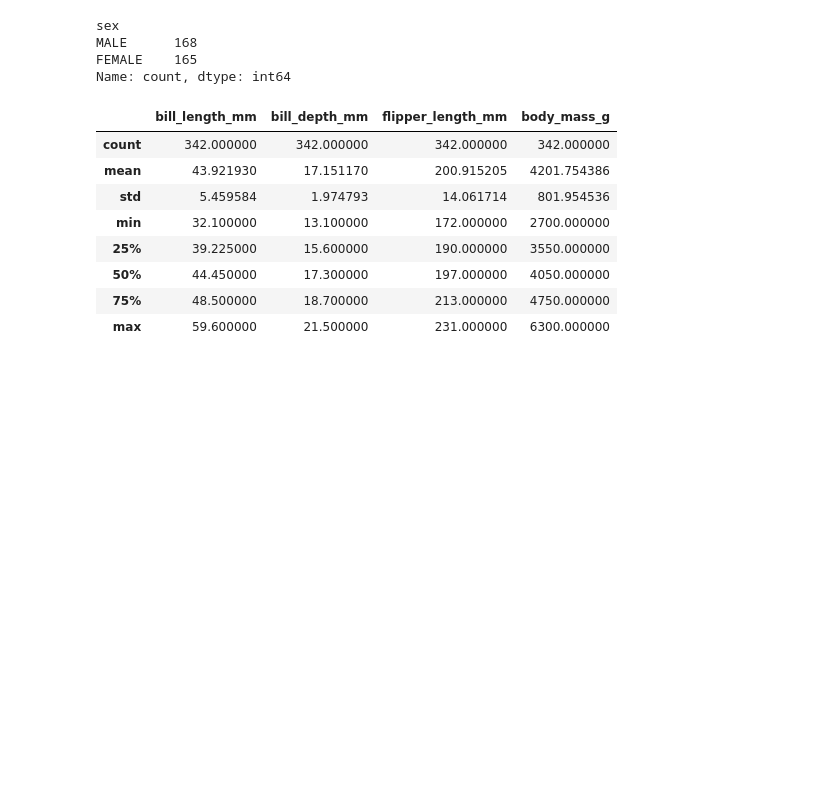
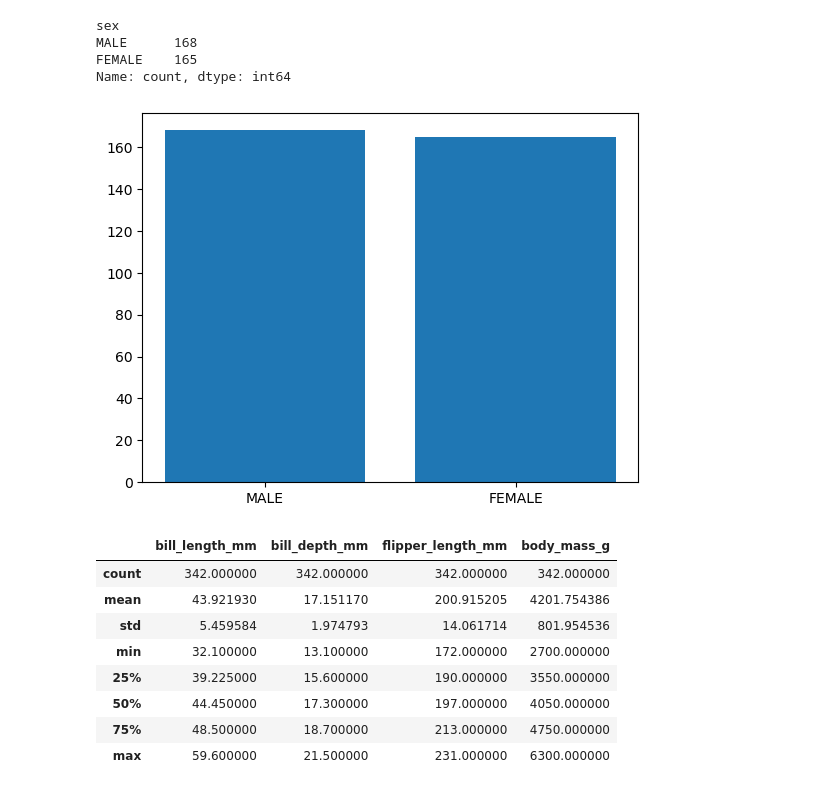
Before and after one commit to eoghanpw/pofda-mywork, a Jupyter notebook: penguins.ipynb, the cells around one changed output. Saved outputs shown, nothing was run; the diff lists cells and outputs as text; code cells hidden in the pictures; blank space fills up the shorter version.

```diff
--- a/penguins.ipynb
+++ b/penguins.ipynb
@@ -66,5 +93,15 @@ sex
 MALE      168
 FEMALE    165
 Name: count, dtype: int64
+# %%
+# Bar chart of the count of penguins in each sex.
+sex = penguins['sex'].value_counts()
+
+fig, ax = plt.subplots()
+ax.bar(sex.index, sex)
+
+plt.show()
+# %% [output]
+[figure, added]
 # %%
 # Describe the dataset
```
Also changed, not shown: parts of 18 cells of this notebook.
